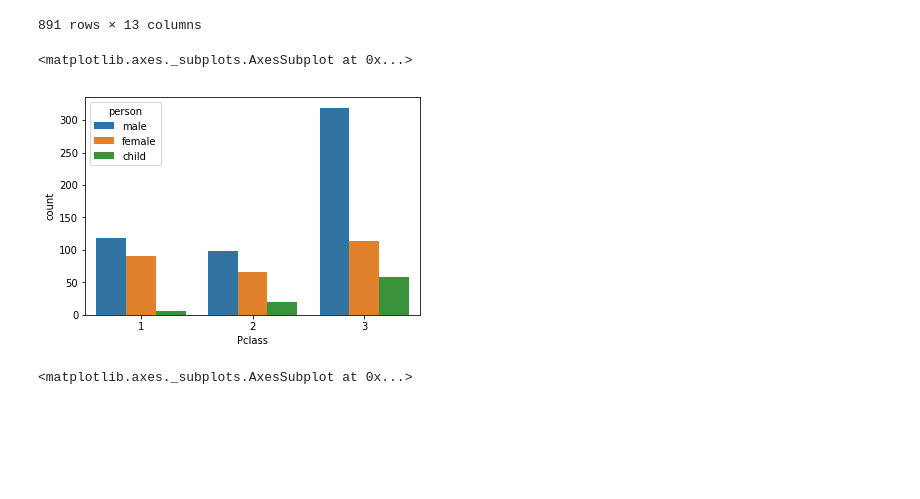
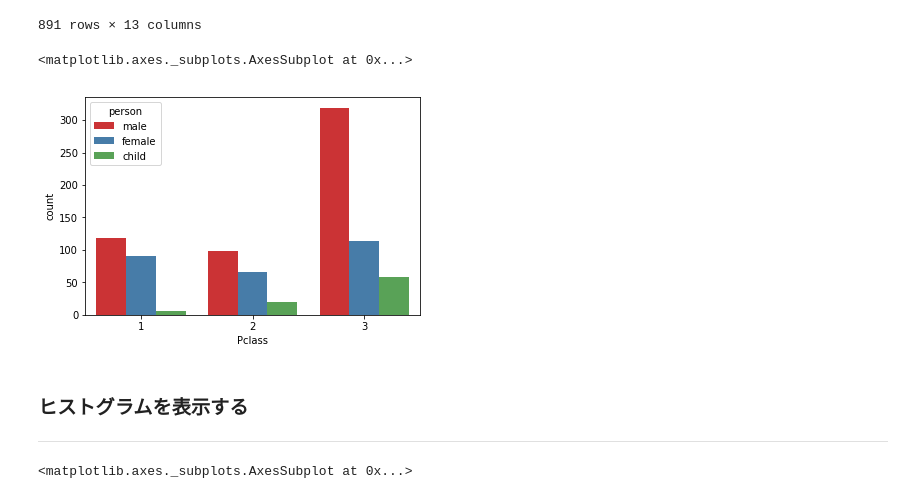
Before and after one commit to hide-fukano/DataScience, a Jupyter notebook: 01_titanic/タイタニック号のデータ解析.ipynb, the cells around one changed output. Cells and saved outputs as stored; diff of their text form; code cells hidden in the pictures; blank space fills up the shorter version.

```diff
--- a/01_titanic/タイタニック号のデータ解析.ipynb
+++ b/01_titanic/タイタニック号のデータ解析.ipynb
@@ -112,9 +141,15 @@ titanic_df
 | 890 | 891 | 0 | 3 | Dooley, Mr. Patrick | male | 32.0 | 0 | 0 | 370376 | 7.7500 | ... |
 891 rows × 13 columns
 # %%
-sns.countplot('Pclass' , data=titanic_df, hue='person')
+# 客室ごとに、男女・こどもの乗客数に違いがあるのかを確かめる
+# 客室ごとに比較し、性別・こどもごとに層別化する
+
+sns.countplot('Pclass' , data=titanic_df, hue='person', palette='Set1')
 # %% [output]
 <matplotlib.axes._subplots.AxesSubplot at 0x...>
-[figure, old version]
+[figure, new version]
+# %% [markdown]
+### ヒストグラムを表示する
+---
 # %%
 # pandasのDataFrameで簡単にヒストグラムを描く方法
```
Also changed, not shown: parts of 70 cells of this notebook.
